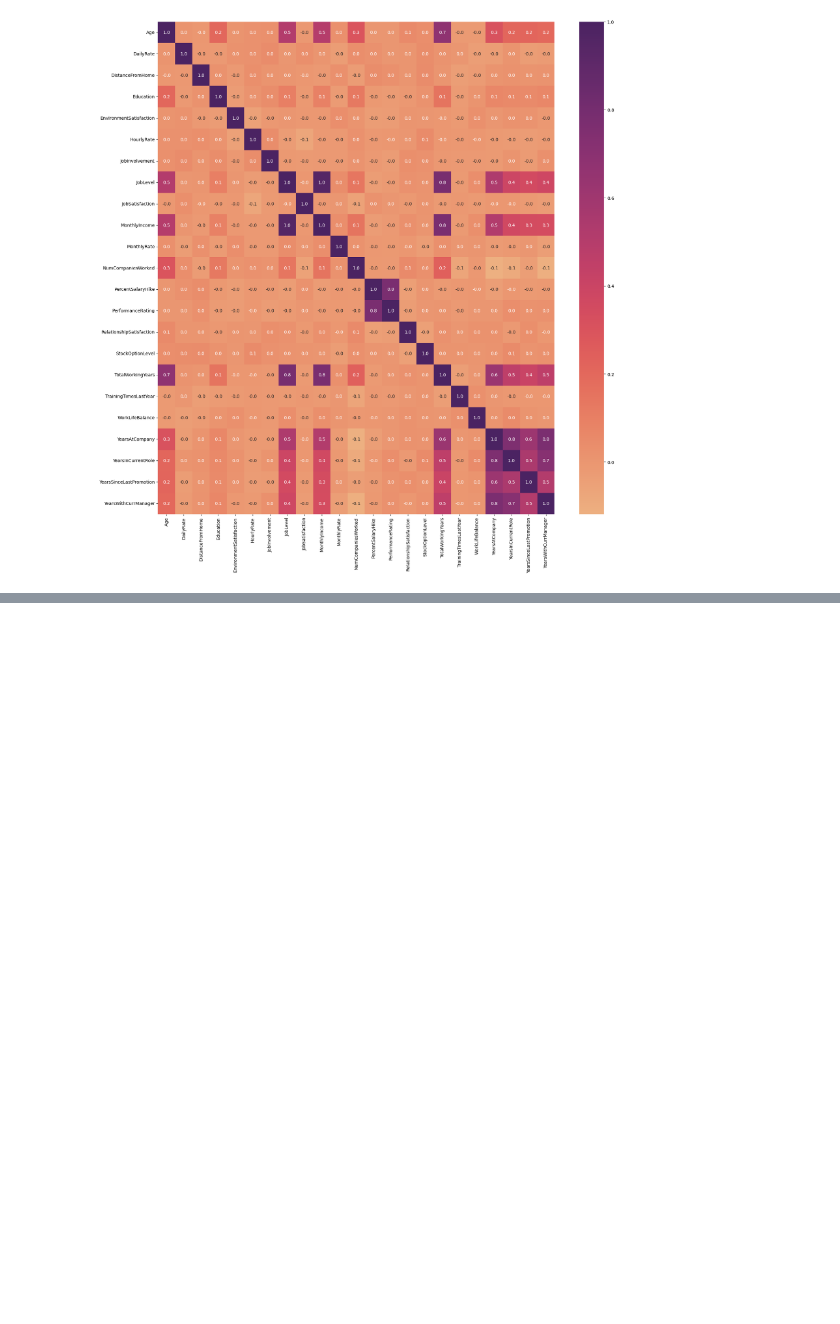
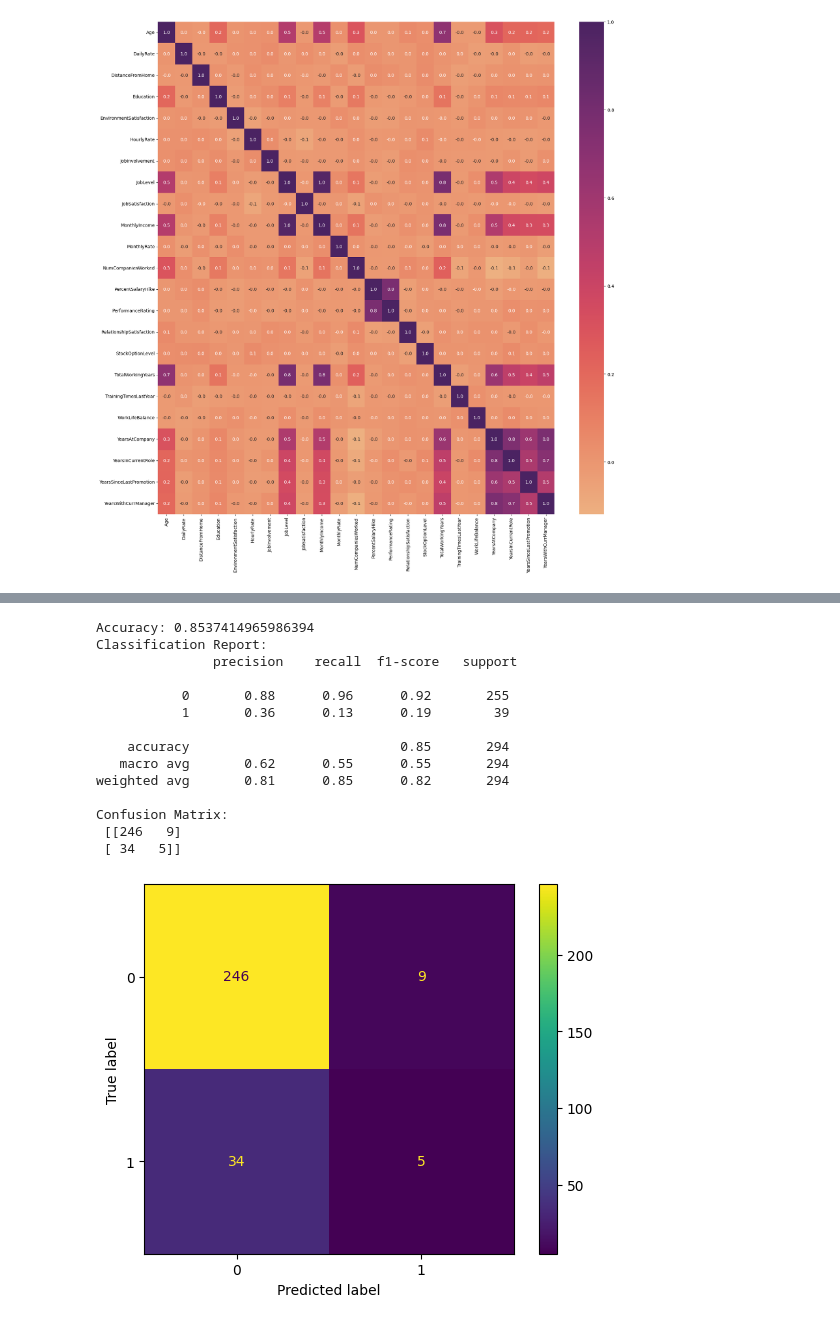
Before and after one commit to ahmed-3baky/KDD_project, a Jupyter notebook: KDD/HR.ipynb, the cells around one changed output, grey strips where cells are left out. Saved outputs shown, nothing was run; the diff lists cells and outputs as text; code cells hidden in the pictures; blank space fills up the shorter version.

```diff
--- a/KDD/HR.ipynb
+++ b/KDD/HR.ipynb
@@ -277,0 +313,38 @@ plt.show()
+# %%
+from sklearn.ensemble import RandomForestRegressor
+from sklearn.preprocessing import LabelEncoder
+
+label_encoder = LabelEncoder()
+y_train_encoded = label_encoder.fit_transform(y_train)
+y_test_encoded = label_encoder.transform(y_test)
+
+rf_model = RandomForestRegressor(random_state=42)
+
+rf_model.fit(X_train, y_train_encoded)
+
+y_pred_rf = rf_model.predict(X_test)
+
+y_pred_rf_labels = label_encoder.inverse_transform(y_pred_rf.round().astype(int))
+
+print("Accuracy:", accuracy_score(y_test_encoded, y_pred_rf.round()))
+print("Classification Report:\n", classification_report(y_test_encoded, y_pred_rf.round()))
+print("Confusion Matrix:\n", confusion_matrix(y_test_encoded, y_pred_rf.round()))
+
+ConfusionMatrixDisplay.from_predictions(y_test_encoded, y_pred_rf.round())
+plt.show()
+# %% [output]
+Accuracy: 0.8537414965986394
+Classification Report:
+               precision    recall  f1-score   support
+
+           0       0.88      0.96      0.92       255
+           1       0.36      0.13      0.19        39
+
+    accuracy                           0.85       294
+   macro avg       0.62      0.55      0.55       294
+weighted avg       0.81      0.85      0.82       294
+
+Confusion Matrix:
+ [[246   9]
+ [ 34   5]]
+[figure, added]
```
Also changed, not shown: parts of 10 cells of this notebook.
